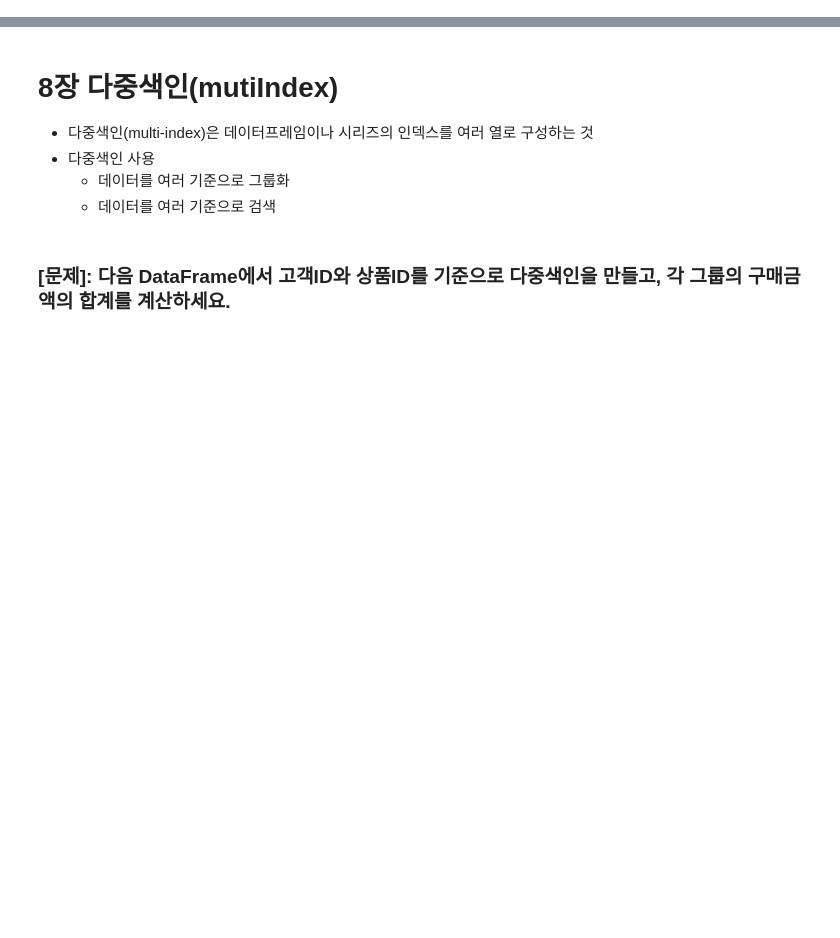
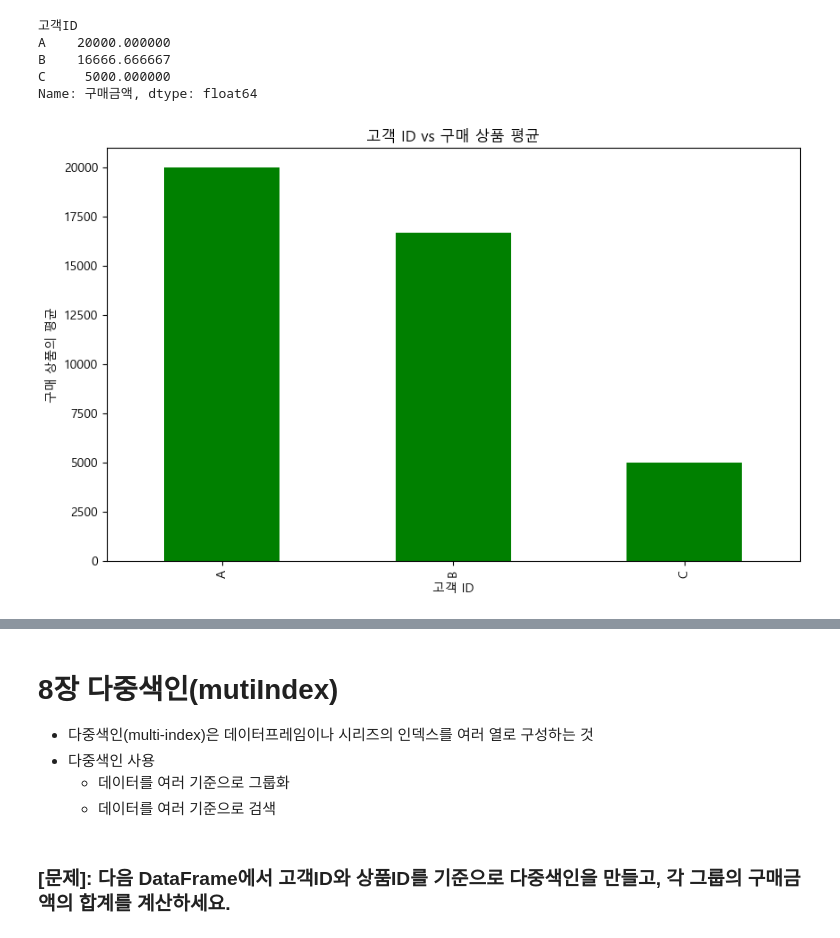
Before and after one commit to 20190793-Kang-Seung-Ri/myBigData, a Jupyter notebook: 2. 기말고사/0430 data_analysis_4_30_class.ipynb, the cells around one changed output, grey strips where cells are left out. Saved outputs shown, nothing was run; the diff lists cells and outputs as text; code cells hidden in the pictures; blank space fills up the shorter version.

```diff
--- a/2. 기말고사/0430 data_analysis_4_30_class.ipynb
+++ b/2. 기말고사/0430 data_analysis_4_30_class.ipynb
@@ -79,14 +121,11 @@ data.drop_duplicates(subset=['k1'], keep="last")
 # %%
 # 데이터셋
-
-data = [
-  {"customer_id": "A", "product_id": "1", "amount": 10000},
-  {"customer_id": "B", "product_id": "2", "amount": 20000},
-  {"customer_id": "C", "product_id": "1", "amount": 5000},
-  {"customer_id": "A", "product_id": "3", "amount": 30000},
-  {"customer_id": "B", "product_id": "2", "amount": 15000},
-  {"customer_id": "B", "product_id": "2", "amount": 15000}
-]
+data = [{"customer_id": "A", "product_id": "1", "amount": 10000},
+        {"customer_id": "B", "product_id": "2", "amount": 20000},
+        {"customer_id": "C", "product_id": "1", "amount": 5000},
+        {"customer_id": "A", "product_id": "3", "amount": 30000},
+        {"customer_id": "B", "product_id": "2", "amount": 15000},
+        {"customer_id": "B", "product_id": "2", "amount": 15000}]
 # %%
 # 1. 데이터프레임 탐색
 # 1) 데이터셋을 데이터프레임으로 변환하기
@@ -145,16 +261,23 @@ product_counts[product_counts == product_counts.max()].idxmax()
 # %%
 # 5) 고객ID별 구매금액의 평균를 계산하고 막대그래프로 시각화 (hint : groupby)
-#1)
+# (1)
 grouped_mean = df.groupby("고객ID")["구매금액"].mean()
 print(grouped_mean)
-#2)
-# grouped_mean.plot.bar(color = "green")
-grouped_mean.plot(kind = "bar", color = "green") # !!!
 
-plt.xlabel("고객 ID ")
+# (2)
+grouped_mean.plot(kind = "bar", color = "green") # (= grouped_mean.plot.bar(color = "green"))
+
+plt.xlabel("고객 ID")
 plt.ylabel("구매 상품의 평균")
-plt.title(" 고객 ID vs. 구매 상품 평균")
+plt.title("고객 ID vs 구매 상품 평균")
 plt.show()
+# %% [output]
+고객ID
+A    20000.000000
+B    16666.666667
+C     5000.000000
+Name: 구매금액, dtype: float64
+[figure, added]
 # %%
 # 6) 고객ID와 상품ID를 기준으로 그룹화하여 구매금액의 합계를 계산하고, 막대그래프로 시각화(hint : groupby())
 grouped_df = df.groupby(["고객ID", "상품ID"])["구매금액"].sum()
```
Also changed, not shown: parts of 13 cells of this notebook, 8 other files.
